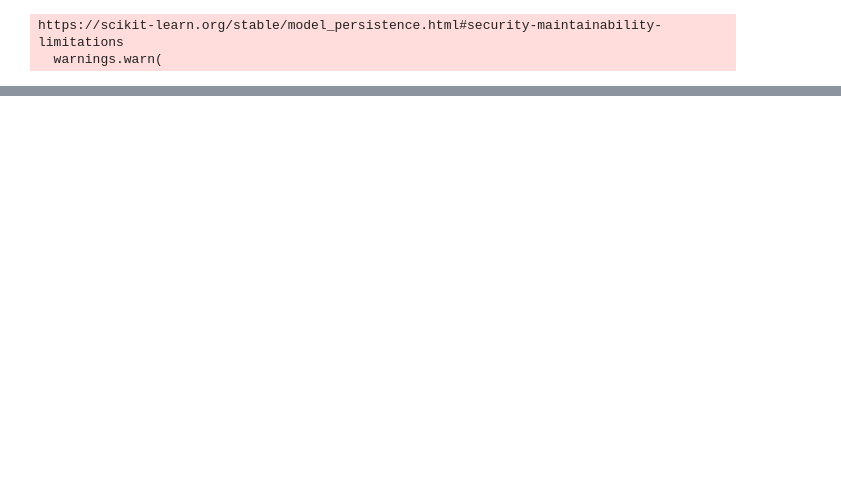
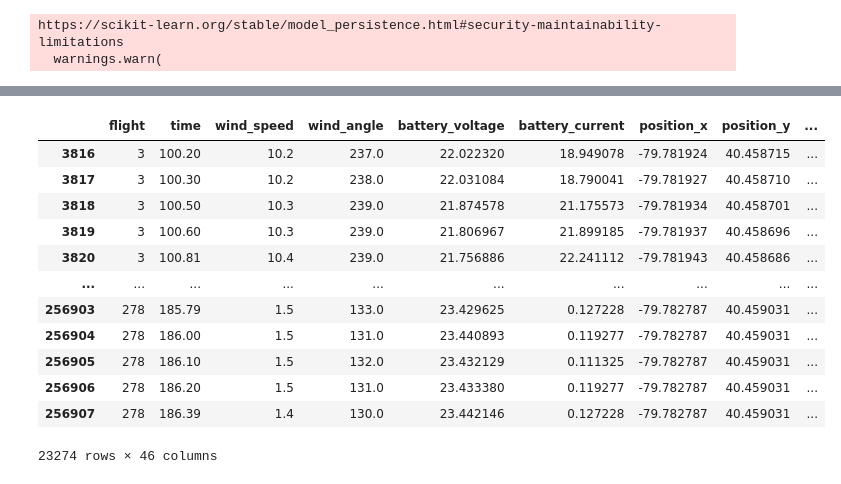
Before and after one commit to Valentine-456/forecasting-ml, a Jupyter notebook: notebooks/Untitled.ipynb, the cells around one changed output, grey strips where cells are left out. Cells and saved outputs as stored; diff of their text form; code cells hidden in the pictures; blank space fills up the shorter version.

```diff
--- a/notebooks/Untitled.ipynb
+++ b/notebooks/Untitled.ipynb
@@ -95,0 +182,16 @@ plt.show()
+# %%
+test_df[test_df.time > 100]
+# %% [output]
+|  | flight | time | wind_speed | wind_angle | battery_voltage | battery_current | position_x | position_y | ... |
+| 3816 | 3 | 100.20 | 10.2 | 237.0 | 22.022320 | 18.949078 | -79.781924 | 40.458715 | ... |
+| 3817 | 3 | 100.30 | 10.2 | 238.0 | 22.031084 | 18.790041 | -79.781927 | 40.458710 | ... |
+| 3818 | 3 | 100.50 | 10.3 | 239.0 | 21.874578 | 21.175573 | -79.781934 | 40.458701 | ... |
+| 3819 | 3 | 100.60 | 10.3 | 239.0 | 21.806967 | 21.899185 | -79.781937 | 40.458696 | ... |
+| 3820 | 3 | 100.81 | 10.4 | 239.0 | 21.756886 | 22.241112 | -79.781943 | 40.458686 | ... |
+| ... | ... | ... | ... | ... | ... | ... | ... | ... | ... |
+| 256903 | 278 | 185.79 | 1.5 | 133.0 | 23.429625 | 0.127228 | -79.782787 | 40.459031 | ... |
+| 256904 | 278 | 186.00 | 1.5 | 131.0 | 23.440893 | 0.119277 | -79.782787 | 40.459031 | ... |
+| 256905 | 278 | 186.10 | 1.5 | 132.0 | 23.432129 | 0.111325 | -79.782787 | 40.459031 | ... |
+| 256906 | 278 | 186.20 | 1.5 | 131.0 | 23.433380 | 0.119277 | -79.782787 | 40.459031 | ... |
+| 256907 | 278 | 186.39 | 1.4 | 130.0 | 23.442146 | 0.127228 | -79.782787 | 40.459031 | ... |
+23274 rows × 46 columns
```
Also changed, not shown: parts of 9 cells of this notebook, 5 other files.
